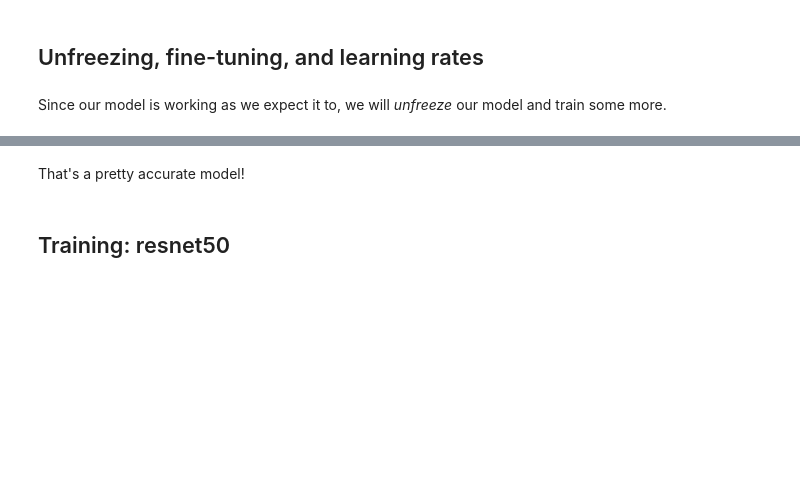
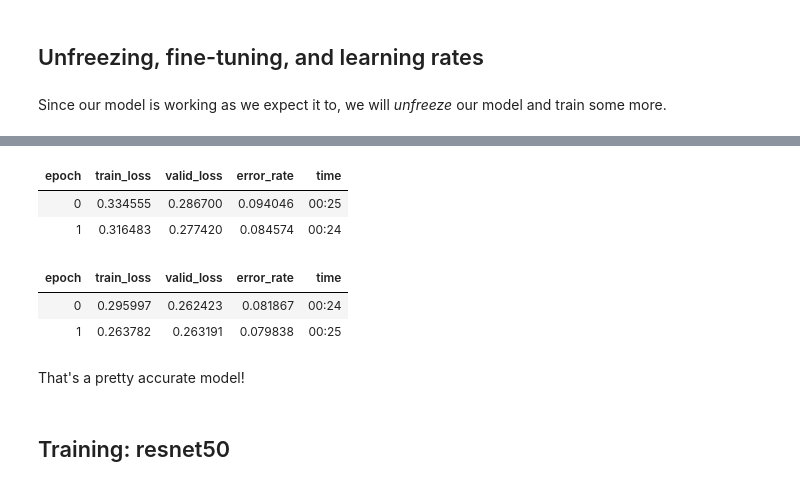
Before and after one commit to jagar2/Mat_497_Fall_2019_dev, a Jupyter notebook: Introduction to Deep Learning.ipynb, the cells around one changed output, grey strips where cells are left out. Cells and saved outputs as stored; diff of their text form; code cells hidden in the pictures; blank space fills up the shorter version.

```diff
--- a/Introduction to Deep Learning.ipynb
+++ b/Introduction to Deep Learning.ipynb
@@ -238,6 +323,14 @@ learn.recorder.plot()
 # %%
 learn.unfreeze()
 learn.fit_one_cycle(2, max_lr=slice(1e-6,1e-4))
+learn.fit_one_cycle(2, max_lr=slice(1e-6,1e-4))
+# %% [output]
+| epoch | train_loss | valid_loss | error_rate | time |
+| 0 | 0.334555 | 0.286700 | 0.094046 | 00:25 |
+| 1 | 0.316483 | 0.277420 | 0.084574 | 00:24 |
+| epoch | train_loss | valid_loss | error_rate | time |
+| 0 | 0.295997 | 0.262423 | 0.081867 | 00:24 |
+| 1 | 0.263782 | 0.263191 | 0.079838 | 00:25 |
 # %% [markdown]
 That's a pretty accurate model!
 # %% [markdown]
```
Also changed, not shown: parts of 53 cells of this notebook.
